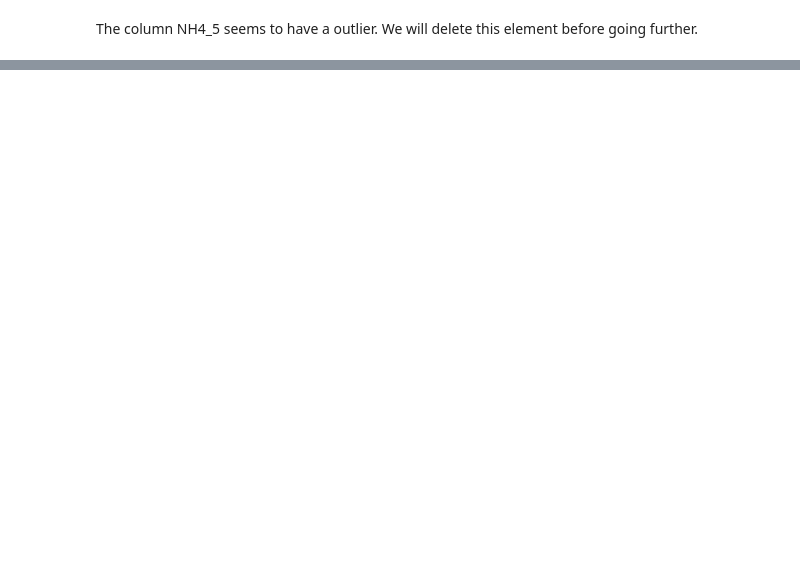
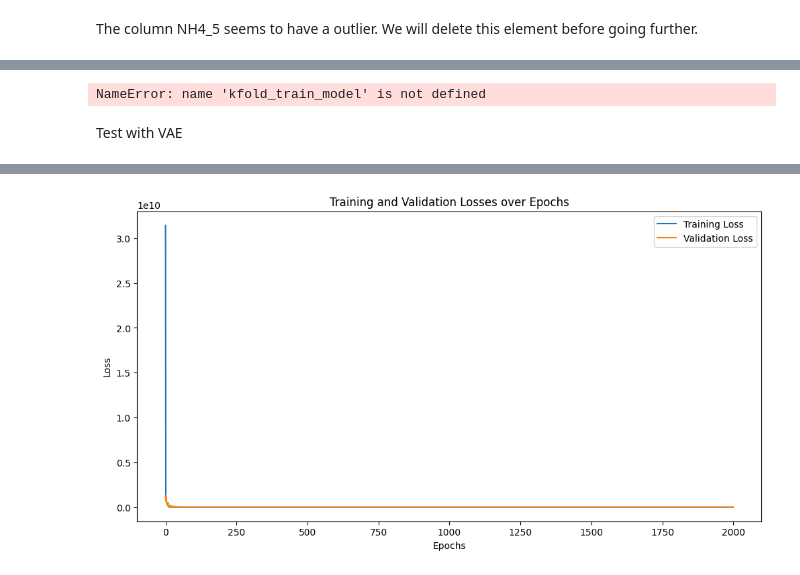
Before and after one commit to ThibLang/playground-series-s3e21, a Jupyter notebook: DataCentric.ipynb, the cells around one changed output, grey strips where cells are left out. Saved outputs shown, nothing was run; the diff lists cells and outputs as text; code cells hidden in the pictures; blank space fills up the shorter version.

Commit message:
Add VAE and clean EDA
Add test for the VAE, multiple test, with pytorch and tensorflow. Last one works fine. Clean code in the EDA, use kaggle notebook as baseline.

```diff
--- a/DataCentric.ipynb
+++ b/DataCentric.ipynb
@@ -20,6 +27,9 @@ original_data.head()
 | 2 | 2 | 8.21 | 3.710 | 5.42 | 8.770 | 9.265 | 4.550 | 10.07 | 7.15 | 0.020 | 0.020 | ... |
 | 3 | 3 | 8.39 | 8.700 | 8.10 | 9.500 | 9.200 | 5.200 | 8.67 | 6.67 | 0.280 | 0.270 | ... |
 | 4 | 4 | 8.07 | 8.050 | 8.65 | 7.960 | 9.265 | 3.290 | 10.07 | 7.15 | 0.360 | 0.435 | ... |
+# %%
+num_feature = original_data.columns.drop(['id', 'target'])
+target = 'target'
 # %%
 # Is there any missing data?
 is_null_result = original_data.isnull().sum()
@@ -252,0 +256,74 @@ submission.describe()
+# %%
+kfold_train_model(df=df.copy(), features=num_feature, description='From outside')
+kfold_results.sort_values(by='MSE')
+# %% [output]
+NameError: name 'kfold_train_model' is not defined
+# %% [markdown]
+Test with VAE
+# %%
+import pandas as pd
+import numpy as np
+
+# Keep only the columns that we want to use
+X = df[['O2_1', 'O2_2', 'BOD5_5', 'target']]
+
+# Splitting into train and test
+train_size = int(0.8 * len(df))
+X_train = X[:train_size]
+X_test = X[train_size:]
+# %%
+import tensorflow as tf
+from tensorflow.keras.layers import Input, Dense, Lambda
+from tensorflow.keras.models import Model
+from tensorflow.keras import backend as K
+from tensorflow.keras.losses import mean_squared_error
+import matplotlib.pyplot as plt
+
+original_dim = 4
+intermediate_dim = 25
+latent_dim = 4
+batch_size = 50
+epochs = 200
+epsilon_std = 1.0
+
+x = Input(shape=(original_dim,))
+h = Dense(intermediate_dim, activation='relu')(x)
+z_mean = Dense(latent_dim)(h)
+z_log_var = Dense(latent_dim)(h)
+
+def sampling(args):
+    z_mean, z_log_var = args
+    batch = K.shape(z_mean)[0]
+    dim = K.int_shape(z_mean)[1]
+    epsilon = K.random_normal(shape=(batch, dim), mean=0., stddev=epsilon_std)
+    return z_mean + K.exp(0.5 * z_log_var) * epsilon
+
+z = Lambda(sampling, output_shape=(latent_dim,))([z_mean, z_log_var])
+
+decoder_h = Dense(intermediate_dim, activation='relu')
+decoder_mean = Dense(original_dim)
+h_decoded = decoder_h(z)
+x_decoded_mean = decoder_mean(h_decoded)
+
+vae = Model(x, x_decoded_mean)
+
+xent_loss = original_dim * mean_squared_error(x, x_decoded_mean)
+kl_loss = - 0.5 * K.sum(1 + z_log_var - K.square(z_mean) - K.exp(z_log_var), axis=-1)
+vae_loss = K.mean(xent_loss + kl_loss)
+
+vae.add_loss(vae_loss)
+vae.compile(optimizer='rmsprop')
+
+# Train the VAE and capture the history
+history = vae.fit(X_train, X_train, epochs=epochs, batch_size=batch_size, validation_data=(X_test, X_test))
+
+# Plotting training and validation losses
+plt.figure(figsize=(12, 6))
+plt.plot(history.history['loss'], label='Training Loss')
+plt.plot(history.history['val_loss'], label='Validation Loss')
+plt.xlabel('Epochs')
+plt.ylabel('Loss')
+plt.title('Training and Validation Losses over Epochs')
+plt.legend()
+plt.show()
+# %% [output]
@@ -252,0 +347 @@ submission.describe()
+[figure, added]
```
Also changed, not shown: parts of 44 cells of this notebook, 1 other file.
